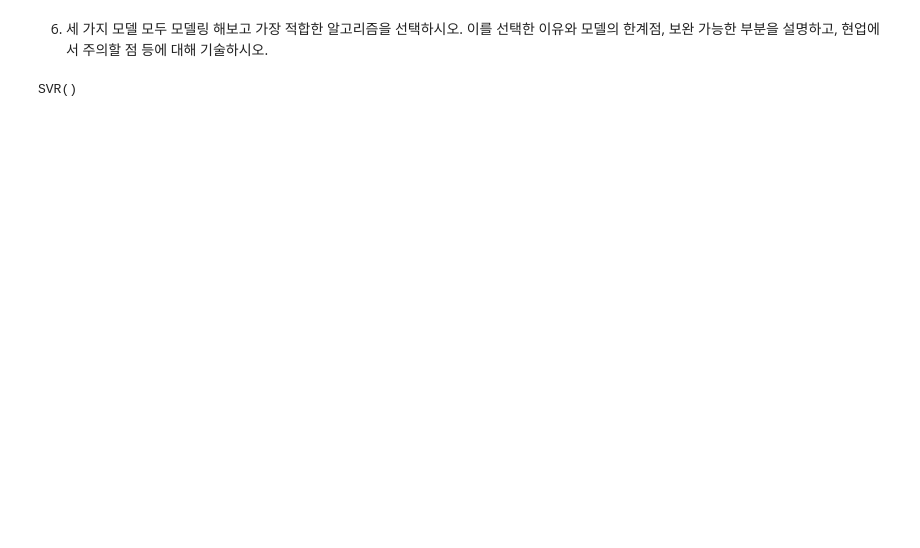
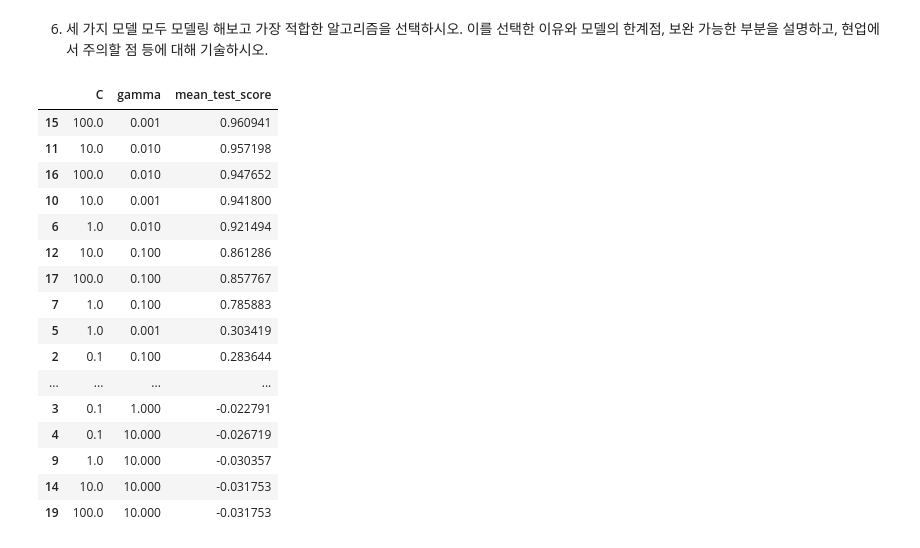
Before and after one commit to suhyehye/ADP-study, a Jupyter notebook: 파이썬한권으로끝내기/모의고사/1회/1-1.머신러닝.ipynb, the cells around one changed output. Cells and saved outputs as stored; diff of their text form; code cells hidden in the pictures; blank space fills up the shorter version.

```diff
--- a/파이썬한권으로끝내기/모의고사/1회/1-1.머신러닝.ipynb
+++ b/파이썬한권으로끝내기/모의고사/1회/1-1.머신러닝.ipynb
@@ -207,10 +257,10 @@ data
 # %%
 from sklearn.model_selection import train_test_split
 
-x = data.drop(columns=['grade'])
-y = data[['grade']]
+x = data.drop(columns=['grade'], axis=1)
+y = data['grade']
 
-x_train, x_test, y_train, y_test = train_test_split(x,y,test_size=0.3)
+x_train, x_test, y_train, y_test = train_test_split(x,y,test_size=0.3, random_state=2022)
 print(x_train.shape, x_test.shape)
 print(y_train.shape, y_test.shape)
 # %% [output]
@@ -227,13 +288,38 @@ svm, xgboost, randomforest 알고리즘 모두 여러 모델을 생성한 후
 # %%
 # SVM
 from sklearn.preprocessing import StandardScaler
 from sklearn.svm import SVR
+from sklearn.model_selection import GridSearchCV
+
 
 scaler = StandardScaler()
 x_scaled_train = pd.DataFrame(scaler.fit_transform(x_train),columns = x_train.columns)
 x_scaled_test = pd.DataFrame(scaler.transform(x_test), columns = x_test.columns)
 
-svr = SVR(kernel='rbf')
-svr.fit(x_scaled_train,y_train)
+param_grid = [{'C':[0.1,1,10,100],
+               'gamma':[0.001,0.01,0.1,1,10]}]
+
+grid_svm = GridSearchCV(SVR(), param_grid = param_grid, cv=5)
+grid_svm.fit(x_scaled_train, y_train)
+
+result = pd.DataFrame(grid_svm.cv_results_['params'])
+result['mean_test_score'] = grid_svm.cv_results_['mean_test_score']
+result.sort_values(by='mean_test_score',ascending=False)
 # %% [output]
-SVR()
+|  | C | gamma | mean_test_score |
+| 15 | 100.0 | 0.001 | 0.960941 |
+| 11 | 10.0 | 0.010 | 0.957198 |
+| 16 | 100.0 | 0.010 | 0.947652 |
+| 10 | 10.0 | 0.001 | 0.941800 |
+| 6 | 1.0 | 0.010 | 0.921494 |
+| 12 | 10.0 | 0.100 | 0.861286 |
+| 17 | 100.0 | 0.100 | 0.857767 |
+| 7 | 1.0 | 0.100 | 0.785883 |
+| 5 | 1.0 | 0.001 | 0.303419 |
+| 2 | 0.1 | 0.100 | 0.283644 |
+| ... | ... | ... | ... |
+| 3 | 0.1 | 1.000 | -0.022791 |
+| 4 | 0.1 | 10.000 | -0.026719 |
+| 9 | 1.0 | 10.000 | -0.030357 |
+| 14 | 10.0 | 10.000 | -0.031753 |
+| 19 | 100.0 | 10.000 | -0.031753 |
```
Also changed, not shown: parts of 17 cells of this notebook, 3 other files.
